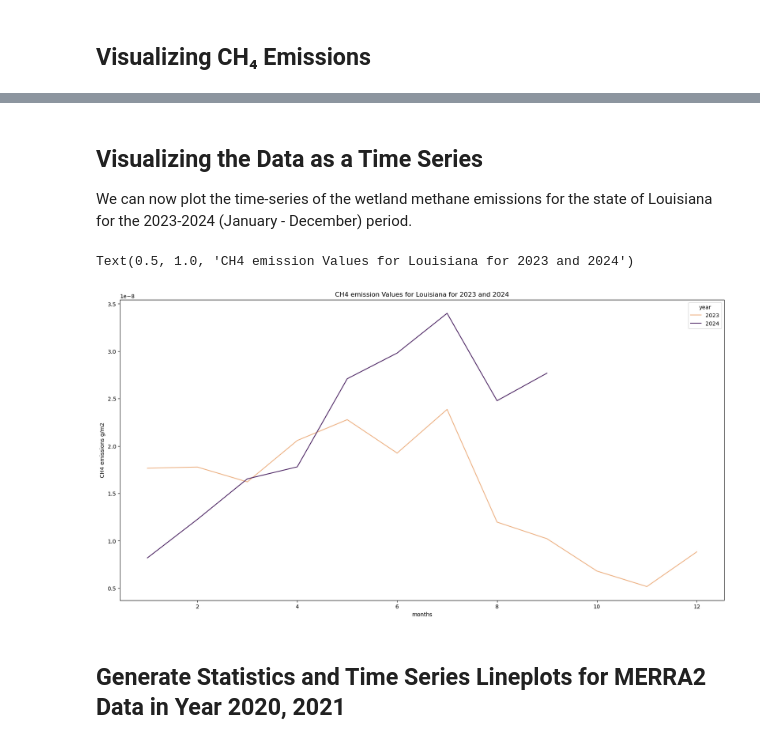
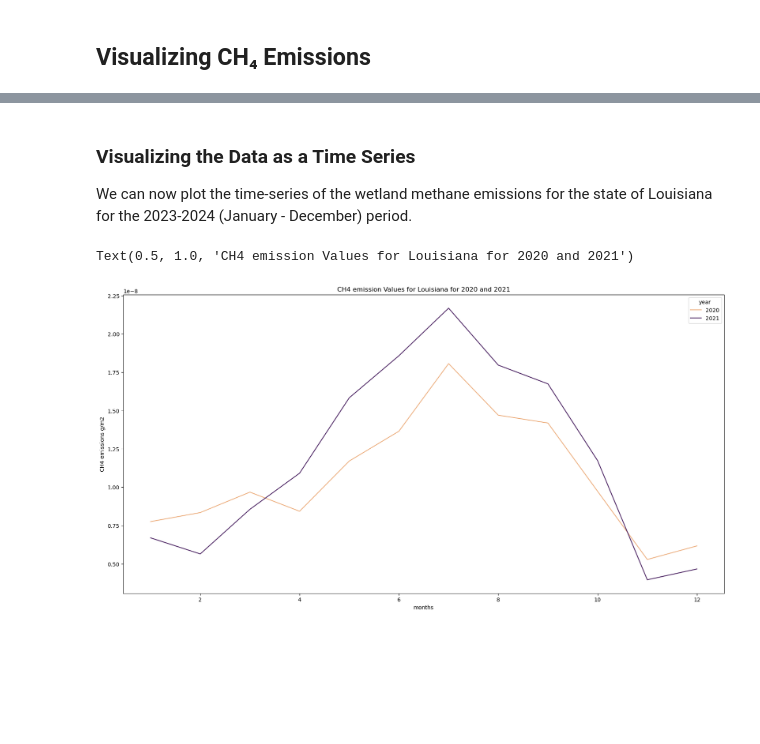
Before and after one commit to US-GHG-Center/agu-2024-workshop, a Jupyter notebook: sections/activity-1/lpjeosim-wetlandch4-grid-v1_User_Notebook.ipynb, the cells around one changed output, grey strips where cells are left out. Drawn from its saved outputs; the diff is of its cells as text; code cells hidden in the pictures; blank space fills up the shorter version.

```diff
--- a/sections/activity-1/lpjeosim-wetlandch4-grid-v1_User_Notebook.ipynb
+++ b/sections/activity-1/lpjeosim-wetlandch4-grid-v1_User_Notebook.ipynb
@@ -256,11 +220,20 @@ map_
+# %%
+# You can change the years here to look at whichever consecutive two years you want.
+years = [2020,2021]
+items = catalog.search(
+    collections=[collection_name],  # Specify the collection
+    datetime=f"{years[0]}-01-01/{years[1]}-12-31",
+    limit=24
+)
+items_2020_2021 = items.items()
 # %%
 # The bounding box should be passed to the geojson param as a geojson Feature or FeatureCollection
 # The following function generates statistics for the assigned parameter
 def generate_stats(item, geojson):
     result = requests.post(
         f"{RASTER_API_URL}/cog/statistics",
-        params={"url": item["assets"]["ensemble-mean-ch4-wetlands-emissions"]["href"]},
-        json=geojson,
+        params={"url": item["assets"]["ensemble-mean-ch4-wetlands-emissions"]["href"], "dst-crs": "+proj=cea"},
+        json=json.loads(geojson.to_json())["features"][0],
     ).json()
     return {
         **result["properties"],
@@ -271,10 +241,0 @@ With the function above, we can generate the statistics for the area of interest
-# %%
-# Default value is to fetch the data for the past 2 years (2020, 2021). You can change the indices to fetch the values for years beyond that.
-items_2020_2021 = catalog.search(
-    collections=[collection_id],  # Specify the collection
-    datetime="2023-01-01/2024-12-31",
-    limit=24
-)
-list(items_2020_2021.items())
-stats = [generate_stats(item.to_dict(), louisiana_aoi) for item in items_2020_2021.items()]
-stats
@@ -298,0 +242,5 @@ stats
+# %%
+# Generate the stats for the data
+
+stats = [generate_stats(item.to_dict(), louisiana_aoi) for item in items_2020_2021]
+stats
@@ -339,26 +305,24 @@ df
 # %% [markdown]
-## Visualizing the Data as a Time Series
+### Visualizing the Data as a Time Series
 We can now plot the time-series of the wetland methane emissions for the state of Louisiana for the 2023-2024 (January - December) period.
 # %%
 fig = plt.figure(figsize=(20, 10))
 
 # Set the plot elements
 sns.lineplot(
     df,
     x = 'month',
     y = 'sum',
     hue= 'year',
     palette='flare'
 )
 
 
 # Set the labels for the X and Y axis and assign a title for the plot
 # plt.legend()
 plt.xlabel("months")
 plt.ylabel("CH4 emissions g/m2")
-plt.title("CH4 emission Values for Louisiana for 2023 and 2024")
+plt.title("CH4 emission Values for Louisiana for 2020 and 2021")
 # %% [output]
-Text(0.5, 1.0, 'CH4 emission Values for Louisiana for 2023 and 2024')
+Text(0.5, 1.0, 'CH4 emission Values for Louisiana for 2020 and 2021')
-[figure, old version]
+[figure, new version]
-# %% [markdown]
-## Generate Statistics and Time Series Lineplots for MERRA2 Data in Year 2020, 2021
```
Also changed, not shown: parts of 48 cells of this notebook, 1 other file.
